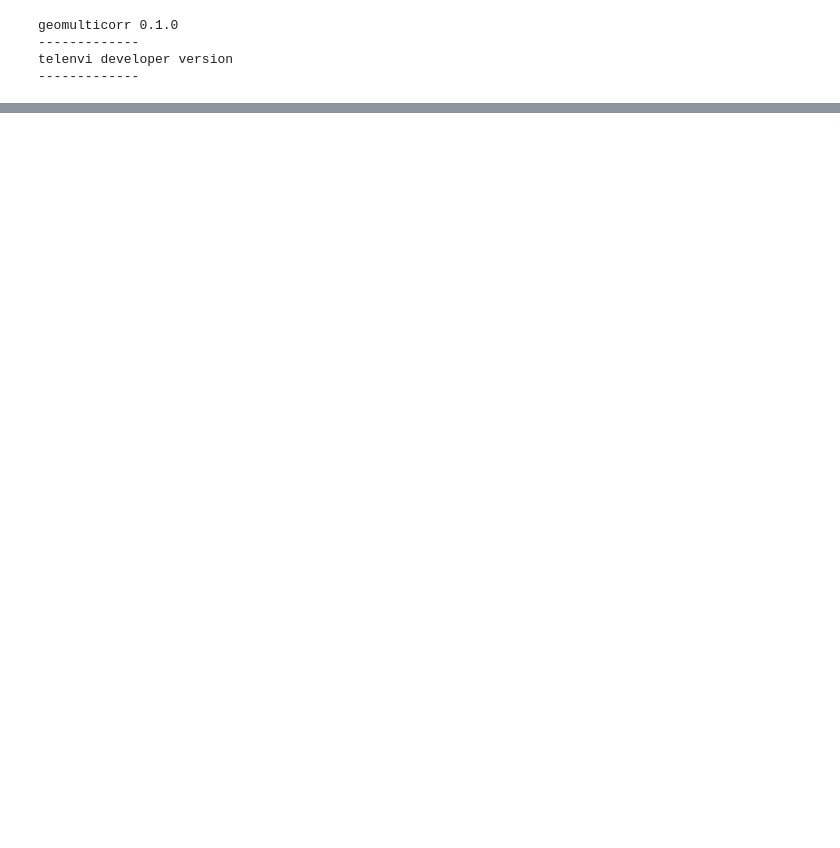
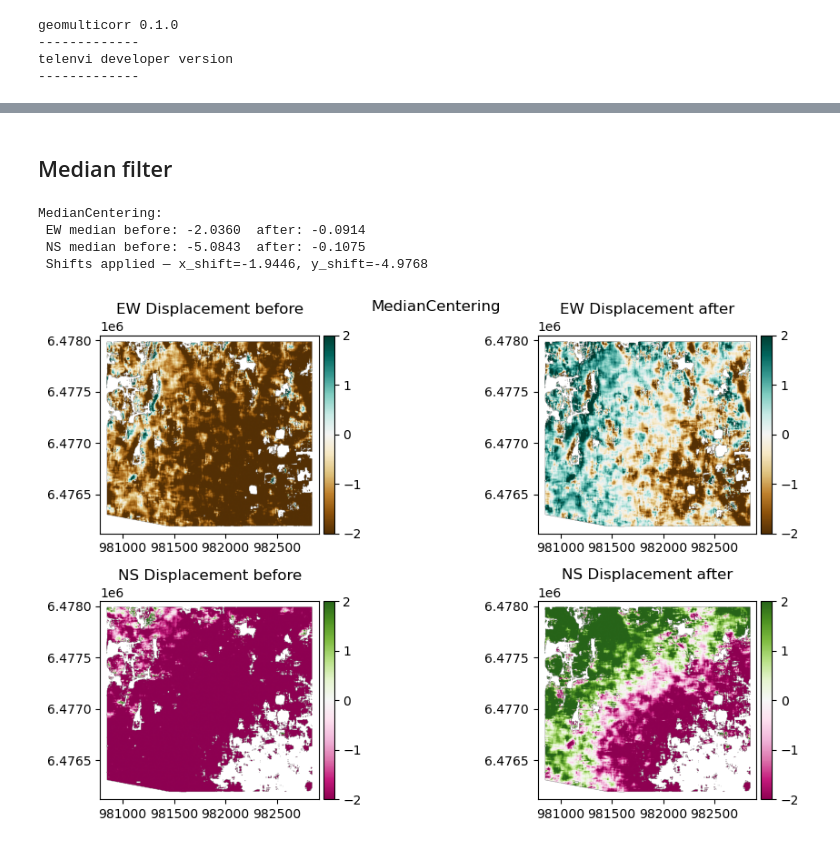
Before and after one commit to rgdyn-toolbox/GeoMultiCorr, a Jupyter notebook: notebooks/GMC_ProjectContinuation.ipynb, the cells around one changed output, grey strips where cells are left out. Drawn from its saved outputs; the diff is of its cells as text; code cells hidden in the pictures; blank space fills up the shorter version.

```diff
--- a/notebooks/GMC_ProjectContinuation.ipynb
+++ b/notebooks/GMC_ProjectContinuation.ipynb
@@ -87,0 +78,7 @@ TypeError: Cannot convert fill_value nan to dtype uint16
+# %%
+# --- CCFilter ---
+ccf = gmc.CCFilter(cc_threshold=0.5)
+xcc, ycc = ccf.apply(xof, yof, cc=cc)
+print("\nCCFilter (threshold=0.5):")
+print(f"  EW masked pixels before: {xof.data.mask.sum()}  after: {xcc.data.mask.sum()}")
+print(f"  NS masked pixels before: {yof.data.mask.sum()}  after: {ycc.data.mask.sum()}")
@@ -87,0 +89,11 @@ TypeError: Cannot convert fill_value nan to dtype uint16
+# %%
+vmax = 10
+fig, axs = plt.subplot_mosaic([['a)', 'b)'],
+                            ['c)', 'd)']],
+                            figsize=(12,6))
+xof.plot(ax=axs['a)'], vmin=-vmax, vmax=vmax, cmap='BrBG', title='EW Displacement before')
+xcc.plot(ax=axs['b)'], vmin=-vmax, vmax=vmax, cmap='BrBG', title='EW Displacement after')
+yof.plot(ax=axs['c)'], vmin=-vmax, vmax=vmax, cmap='PiYG', title='NS Displacement before')
+ycc.plot(ax=axs['d)'], vmin=-vmax, vmax=vmax, cmap='PiYG', title='NS Displacement after')
+plt.suptitle("CCFilter (threshold=0.5)")
+plt.show()
@@ -87,0 +102,28 @@ TypeError: Cannot convert fill_value nan to dtype uint16
+# %% [markdown]
+## Median filter
+# %%
+# --- MedianCentering ---
+mc = gmc.MedianCentering(stat='median')
+xmc, ymc = mc.apply(xcc, ycc)
+print(f"\nMedianCentering:")
+print(f" EW median before: {float(xcc.data.mean()):.4f}  after: {float(xmc.data.mean()):.4f}")
+print(f" NS median before: {float(ycc.data.mean()):.4f}  after: {float(ymc.data.mean()):.4f}")
+print(f" Shifts applied — x_shift={mc.meta['x_shift']:.4f}, y_shift={mc.meta['y_shift']:.4f}")
+# %% [output]
+MedianCentering:
+ EW median before: -2.0360  after: -0.0914
+ NS median before: -5.0843  after: -0.1075
+ Shifts applied — x_shift=-1.9446, y_shift=-4.9768
+# %%
+vmax=2
+fig, axs = fig, axs = plt.subplot_mosaic([['a)', 'b)'],
+                            ['c)', 'd)']],
+                            figsize=(12,6))
+xcc.plot(ax=axs['a)'], vmin=-vmax, vmax=vmax, cmap='BrBG', title='EW Displacement before')
+xmc.plot(ax=axs['b)'], vmin=-vmax, vmax=vmax, cmap='BrBG', title='EW Displacement after')
+ycc.plot(ax=axs['c)'], vmin=-vmax, vmax=vmax, cmap='PiYG', title='NS Displacement before')
+ymc.plot(ax=axs['d)'], vmin=-vmax, vmax=vmax, cmap='PiYG', title='NS Displacement after')
+plt.suptitle("MedianCentering")
+plt.show()
+# %% [output]
+[figure, added]
```
Also changed, not shown: parts of 45 cells of this notebook, 4 other files.
